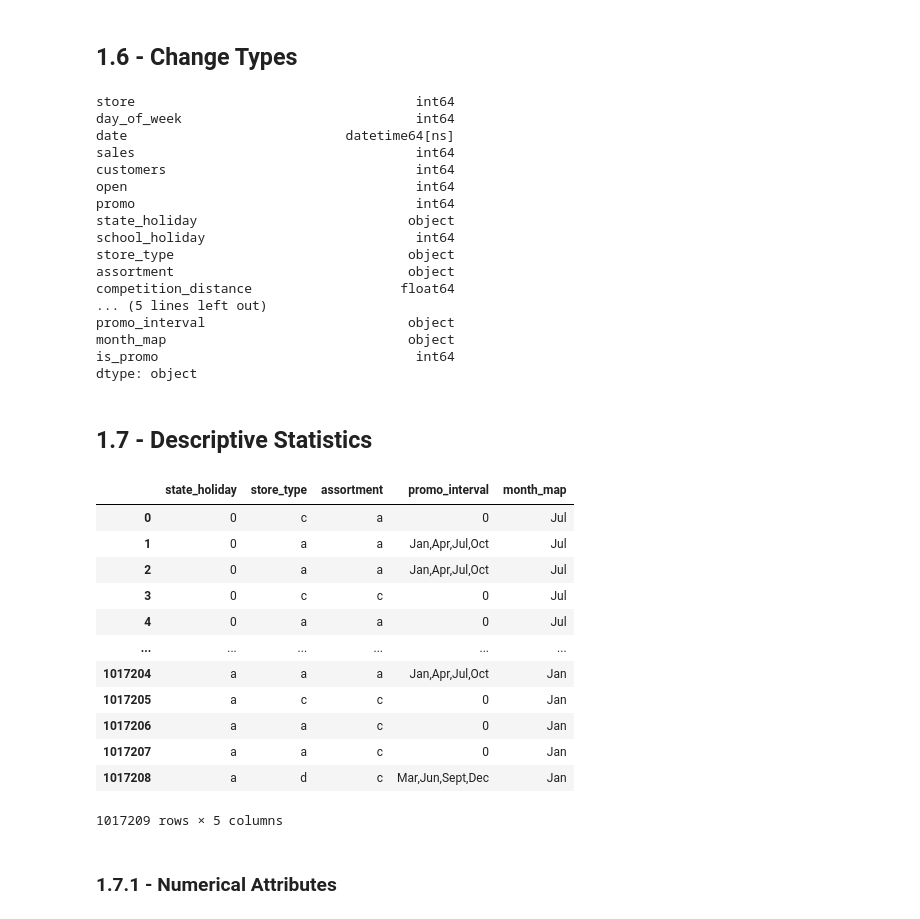
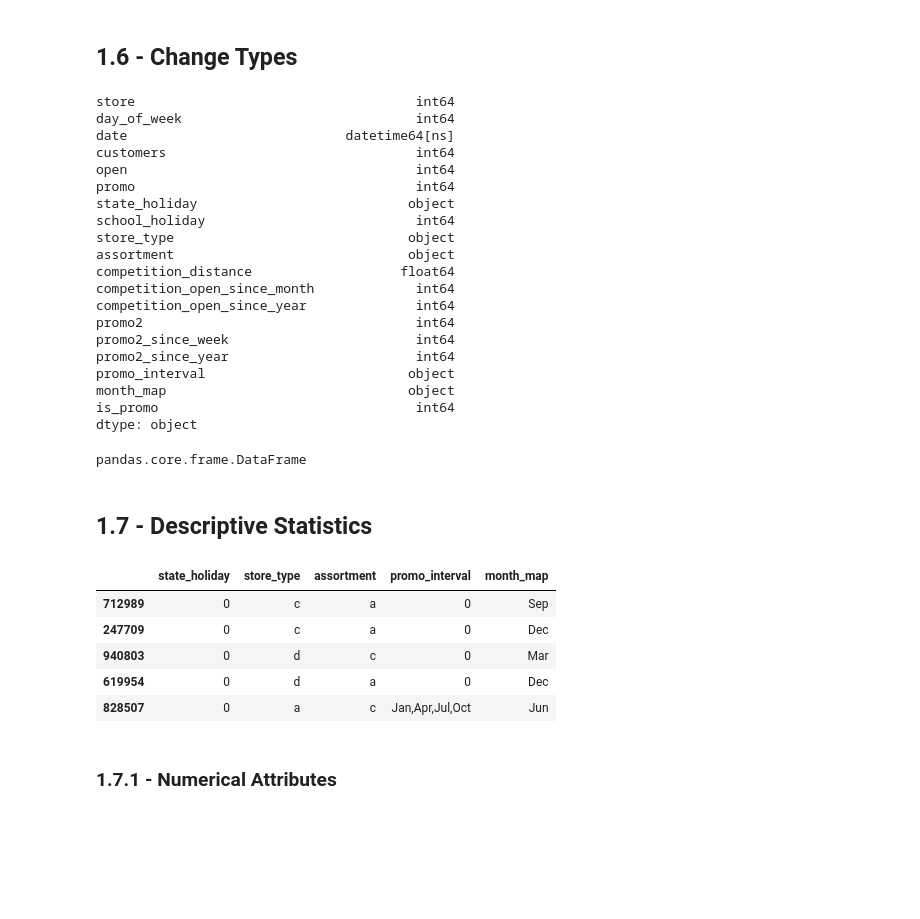
Before and after one commit to eliasbatistasouza/rossmann_sales, a Jupyter notebook: notebooks/001-EDA-ebs.ipynb, the cells around one changed output. Cells and saved outputs as stored; diff of their text form; code cells hidden in the pictures; blank space fills up the shorter version.

```diff
--- a/notebooks/001-EDA-ebs.ipynb
+++ b/notebooks/001-EDA-ebs.ipynb
@@ -51,0 +52,3 @@ df_raw.sample(5)
+# %%
+# Split dataset into train, test and validation
+X_train, X_test, y_train, y_test = train_test_split(df_raw.drop(['Sales'], axis=1), df_raw['Sales'], test_size=0.2, random_state=42)
@@ -53,4 +65,4 @@ df_raw.sample(5)
 # 1.0 - Data Description
 # %%
 # Creating dataset copy
-df1 = df_raw.copy()
+df1 = X_train.copy()
@@ -220,7 +242,6 @@ df1.dtypes
 store                                    int64
 day_of_week                              int64
 date                            datetime64[ns]
-sales                                    int64
 customers                                int64
 open                                     int64
 promo                                    int64
@@ -229,33 +250,34 @@ school_holiday                           int64
 store_type                              object
 assortment                              object
 competition_distance                   float64
-... (5 lines left out)
+competition_open_since_month             int64
+competition_open_since_year              int64
+promo2                                   int64
+promo2_since_week                        int64
+promo2_since_year                        int64
 promo_interval                          object
 month_map                               object
 is_promo                                 int64
 dtype: object
+# %%
+type(df1)
+# %% [output]
+pandas.core.frame.DataFrame
 # %% [markdown]
 ## 1.7 - Descriptive Statistics
 # %%
 # Separating numeric from categorical variables
 num_attributes = df1.select_dtypes(include=['int64', 'float64'])
 cat_attributes = df1.select_dtypes(exclude=['int64', 'float64', 'datetime64[ns]'])
 
-cat_attributes
+cat_attributes.sample(5)
 # %% [output]
 |  | state_holiday | store_type | assortment | promo_interval | month_map |
-| 0 | 0 | c | a | 0 | Jul |
-| 1 | 0 | a | a | Jan,Apr,Jul,Oct | Jul |
-| 2 | 0 | a | a | Jan,Apr,Jul,Oct | Jul |
-| 3 | 0 | c | c | 0 | Jul |
-| 4 | 0 | a | a | 0 | Jul |
-| ... | ... | ... | ... | ... | ... |
-| 1017204 | a | a | a | Jan,Apr,Jul,Oct | Jan |
-| 1017205 | a | c | c | 0 | Jan |
-| 1017206 | a | a | c | 0 | Jan |
-| 1017207 | a | a | c | 0 | Jan |
-| 1017208 | a | d | c | Mar,Jun,Sept,Dec | Jan |
+| 712989 | 0 | c | a | 0 | Sep |
+| 247709 | 0 | c | a | 0 | Dec |
+| 940803 | 0 | d | c | 0 | Mar |
+| 619954 | 0 | d | a | 0 | Dec |
+| 828507 | 0 | a | c | Jan,Apr,Jul,Oct | Jun |
-1017209 rows × 5 columns
 # %% [markdown]
 ### 1.7.1 - Numerical Attributes
 # %%
```
Also changed, not shown: parts of 17 cells of this notebook.
